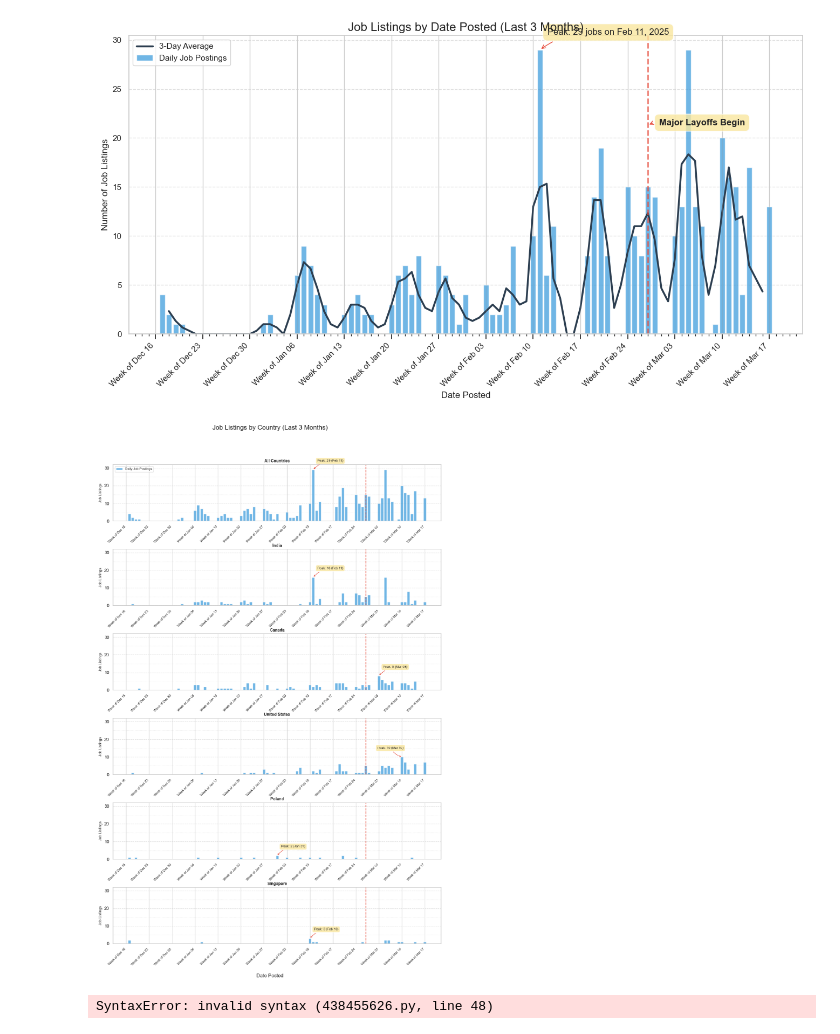
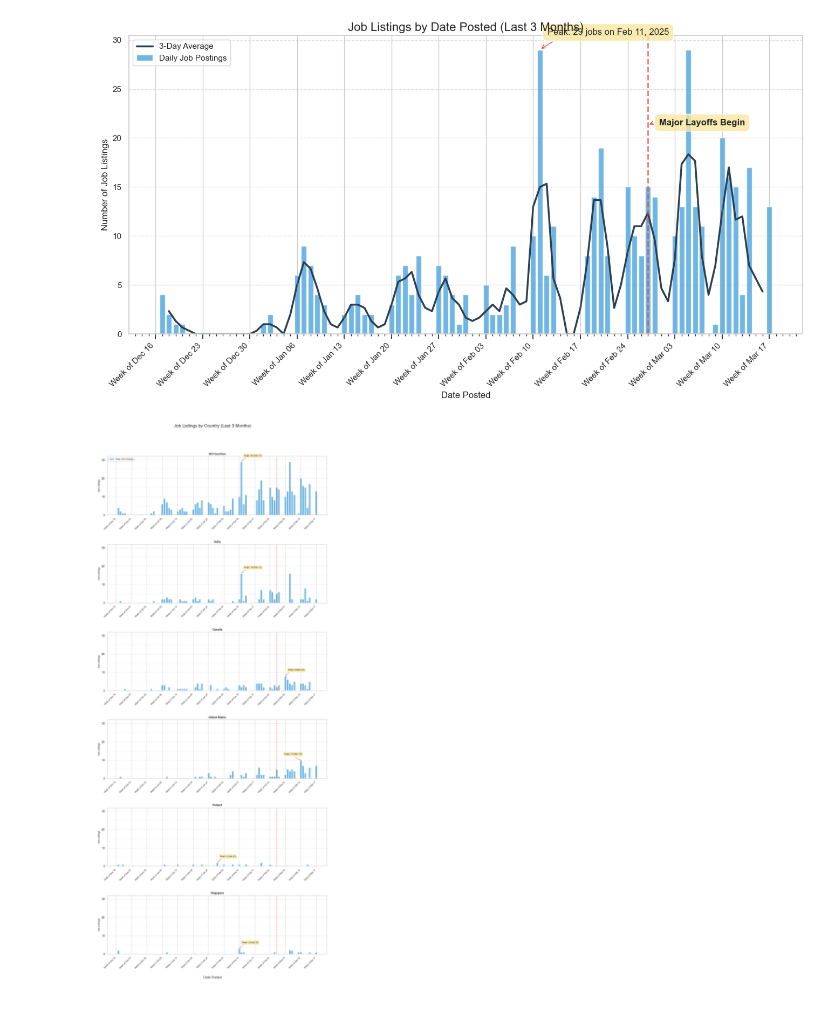
Before and after one commit to adfrisealach/workday-scraper, a Jupyter notebook: analysis/job_data_analysis.ipynb, the cells around one changed output. Drawn from its saved outputs; the diff is of its cells as text; code cells hidden in the pictures.

Commit message:
Update job data analysis notebook

```diff
--- a/analysis/job_data_analysis.ipynb
+++ b/analysis/job_data_analysis.ipynb
@@ -564,87 +564,36 @@ for country in top_countries:
 y_max = all_country_max * 1.1  # Add 10% padding
 
 # Create a figure with a single column of subplots (one for each country + overall)
-fig, axes = plt.subplots(len(top_countries) + 1, 1, figsize=(12, 20), sharex=False, sharey=True)
+fig, axes = plt.subplots(len(top_countries) + 1, 1, figsize=(12, 30), sharex=False, sharey=True)
 
 # Create the overall plot (all countries)
 all_date_counts = filtered_df['post_date'].value_counts().sort_index()
 all_date_counts.index = pd.to_datetime(all_date_counts.index)
 date_range = pd.date_range(start=start_date, end=end_date)
 all_date_counts = all_date_counts.reindex(date_range, fill_value=0)
 
 create_country_job_plot(all_date_counts, axes[0], 'All Countries', y_max=y_max)
 
 # Create plots for each of the top 5 countries
 for i, country in enumerate(top_countries, 1):
     country_df = df[(df['country'] == country) & (df['date_posted'] >= start_date)]
     country_date_counts = country_df['post_date'].value_counts().sort_index()
     country_date_counts.index = pd.to_datetime(country_date_counts.index)
     country_date_counts = country_date_counts.reindex(date_range, fill_value=0)
 
     create_country_job_plot(country_date_counts, axes[i], country, y_max=y_max)
 
 # Add an overall title
 fig.suptitle('Job Listings by Country (Last 3 Months)', fontsize=16, y=0.98)
 
 # Add a common x-axis label at the bottom
 fig.text(0.5, 0.04, 'Date Posted', ha='center', fontsize=12)
 
 # Adjust layout for better spacing
 plt.tight_layout(rect=[0, 0.05, 1, 0.95])
 plt.subplots_adjust(hspace=0.5)  # Increase spacing between plots
 
 # Show the plot
 plt.show()
 # %% [output]
-[figure, old version]
+[figure, new version]
-# %%
-# Job Closure Analysis - Analyzing job postings that have been closed/removed
-
-# Import additional libraries if needed
-import matplotlib.ticker as mticker
-import pandas as pd
-import matplotlib.pyplot as plt
-import seaborn as sns
-from datetime import datetime, timedelta
-
-# Let's identify jobs that have been closed by comparing across scrape dates
-print("Analyzing job closures based on comparing scrape dates...")
-
-# First, ensure we have the necessary columns
-if 'scrape_date' not in df.columns:
-    # Try to extract scrape_date if it's embedded in the data but not explicitly called out
-    if 'timestamp' in df.columns:
-        df['scrape_date'] = pd.to_datetime(df['timestamp']).dt.date
-    else:
-        print("No scrape_date or timestamp column found. Cannot analyze job closures.")
-else:
-    # Convert to datetime if it's not already
-    df['scrape_date'] = pd.to_datetime(df['scrape_date']).dt.date
-
-# Identify the unique identifier for job postings
-id_column = None
-for possible_id in ['job_id', 'posting_id', 'requisition_id', 'req_id']:
-    if possible_id in df.columns:
-        id_column = possible_id
-        break
-
-if id_column is None:
-    print("No job identifier column found. Cannot track job closures.")
-else:
-    # Get unique scrape dates in chronological order
-    scrape_dates = sorted(df['scrape_date'].unique())
-
-    if len(scrape_dates) <= 1:
-        print(f"Only {len(scrape_dates)} scrape date(s) found. Need multiple dates to identify closures.")
-    else:
-        print(f"Found {len(scrape_dates)} different scrape dates from {scrape_dates[0]} to {scrape_dates[-1]}")
-
-        # Create a dictionary to track job presence across scrape dates
-        job_presence = {}
-
-        for date in scrape_dates:
-            jobs_on_date = set(df[df['scrape_date'] == date][id_column])
-            for job_id in jobs_on_date:
-                if job_id not
-# %% [output]
-SyntaxError: invalid syntax (438455626.py, line 48)
```
Also changed, not shown: parts of 1 cell of this notebook.
